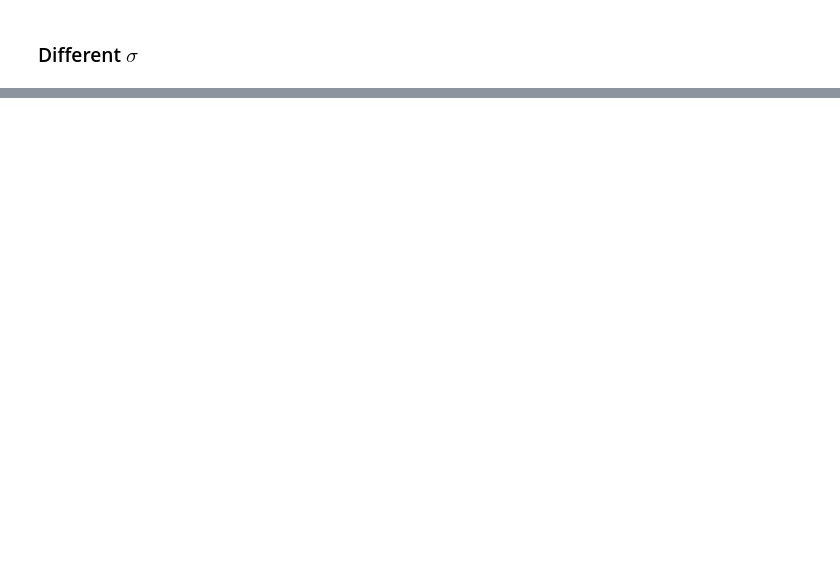
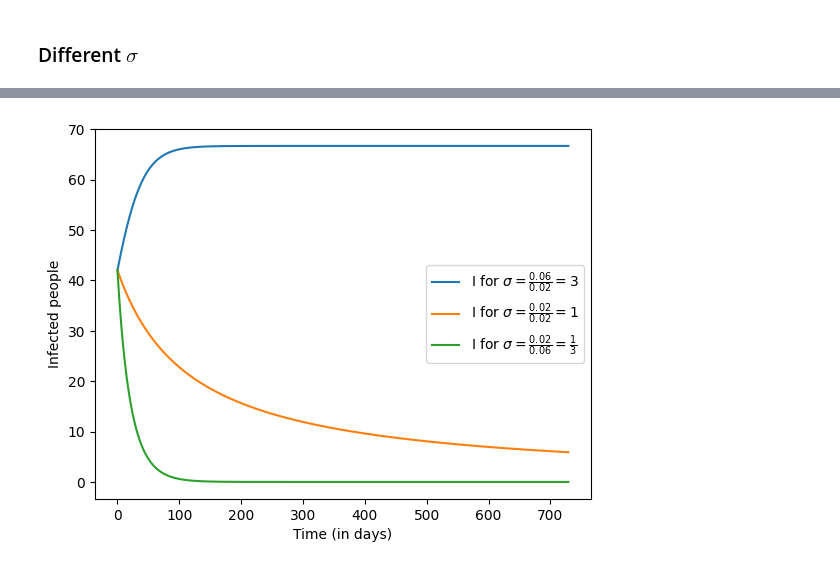
Before and after one commit to hgruniaux/NeuroScience, a Jupyter notebook: Set 1/code.ipynb, the cells around one changed output, grey strips where cells are left out. Drawn from its saved outputs; the diff is of its cells as text; code cells hidden in the pictures; blank space fills up the shorter version.

```diff
--- a/Set 1/code.ipynb
+++ b/Set 1/code.ipynb
@@ -105,0 +199,21 @@ show_sigma_influence(0.002, 0.02, asymptote=True)
+# %%
+def show_sigma_influence(beta: float, gamma: float, asymptote: bool = False) -> None:
+    show_plot(sis_model(beta, gamma), "SIS Model with $\\sigma = \\frac{{ {} }}{{ {} }} = {}$".format(beta, gamma, beta / gamma), asymptote=asymptote)
+
+t = np.arange(0, len(I))
+
+plt.xlabel("Time (in days)")
+plt.ylabel("Infected people")
+plt.plot(t, sis_model(0.06, 0.02, I0=42), label=r"I for $\sigma=\frac{0.06}{0.02}=3$")
+plt.plot(t, sis_model(0.02, 0.02, I0=42), label=r"I for $\sigma=\frac{0.02}{0.02}=1$")
+plt.plot(t, sis_model(0.02, 0.06, I0=42), label=r"I for $\sigma=\frac{0.02}{0.06}=\frac{1}{3}$")
+plt.legend()
+if SAVE_FIGURES:
+    plt.savefig(format='svg', fname='figures/sis_sigma.svg')
+plt.show()
+
+# show_sigma_influence(0.06, 0.006, asymptote=True)
+# show_sigma_influence(0.006, 0.006, asymptote=True)
+# show_sigma_influence(0.0006, 0.006, asymptote=True)
+# %% [output]
+[figure, added]
```
Also changed, not shown: parts of 19 cells of this notebook.
